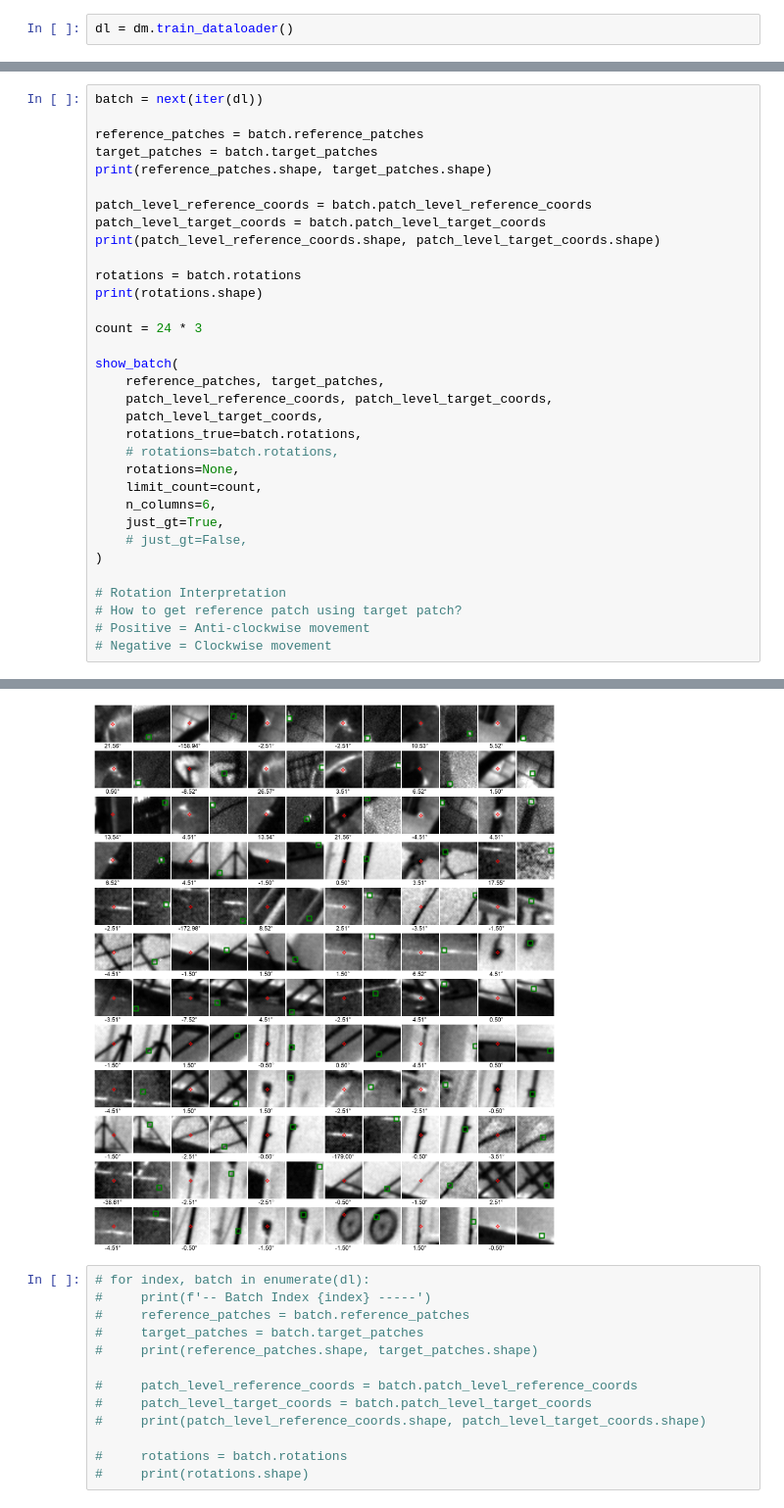
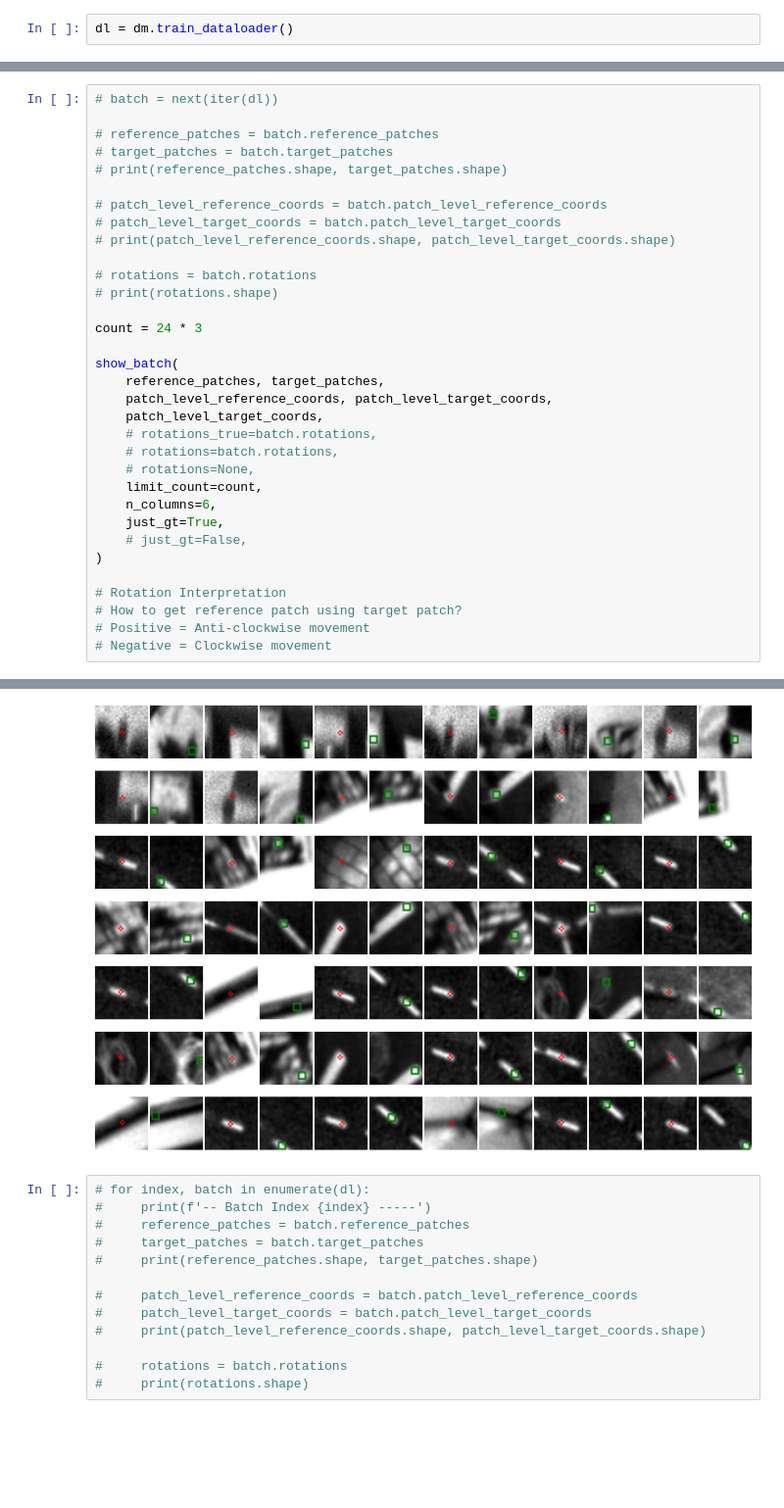
Before and after one commit to pranav-ap/keypoint_matcher, a Jupyter notebook: notebooks/explore_model.ipynb, the cells around one changed output, grey strips where cells are left out. Shown at 98% size. Drawn from its saved outputs; the diff is of its cells as text; blank space fills up the shorter version.

```diff
--- a/notebooks/explore_model.ipynb
+++ b/notebooks/explore_model.ipynb
@@ -62,16 +61,16 @@ torch.Size([158])
 # %%
-batch = next(iter(dl))
+# batch = next(iter(dl))
 
-reference_patches = batch.reference_patches
-target_patches = batch.target_patches
-print(reference_patches.shape, target_patches.shape)
+# reference_patches = batch.reference_patches
+# target_patches = batch.target_patches
+# print(reference_patches.shape, target_patches.shape)
 
-patch_level_reference_coords = batch.patch_level_reference_coords
-patch_level_target_coords = batch.patch_level_target_coords
-print(patch_level_reference_coords.shape, patch_level_target_coords.shape)
+# patch_level_reference_coords = batch.patch_level_reference_coords
+# patch_level_target_coords = batch.patch_level_target_coords
+# print(patch_level_reference_coords.shape, patch_level_target_coords.shape)
 
-rotations = batch.rotations
-print(rotations.shape)
+# rotations = batch.rotations
+# print(rotations.shape)
 
 count = 24 * 3
 
@@ -79,9 +78,9 @@ show_batch(
     reference_patches, target_patches,
     patch_level_reference_coords, patch_level_target_coords,
     patch_level_target_coords,
-    rotations_true=batch.rotations,
+    # rotations_true=batch.rotations,
     # rotations=batch.rotations,
-    rotations=None,
+    # rotations=None,
     limit_count=count,
     n_columns=6,
     just_gt=True,
@@ -99,4 +95,4 @@ torch.Size([88])
-[figure, old version]
+[figure, new version]
 # %%
 # for index, batch in enumerate(dl):
 #     print(f'-- Batch Index {index} -----')
```
Also changed, not shown: parts of 9 cells of this notebook, 4 other files.
